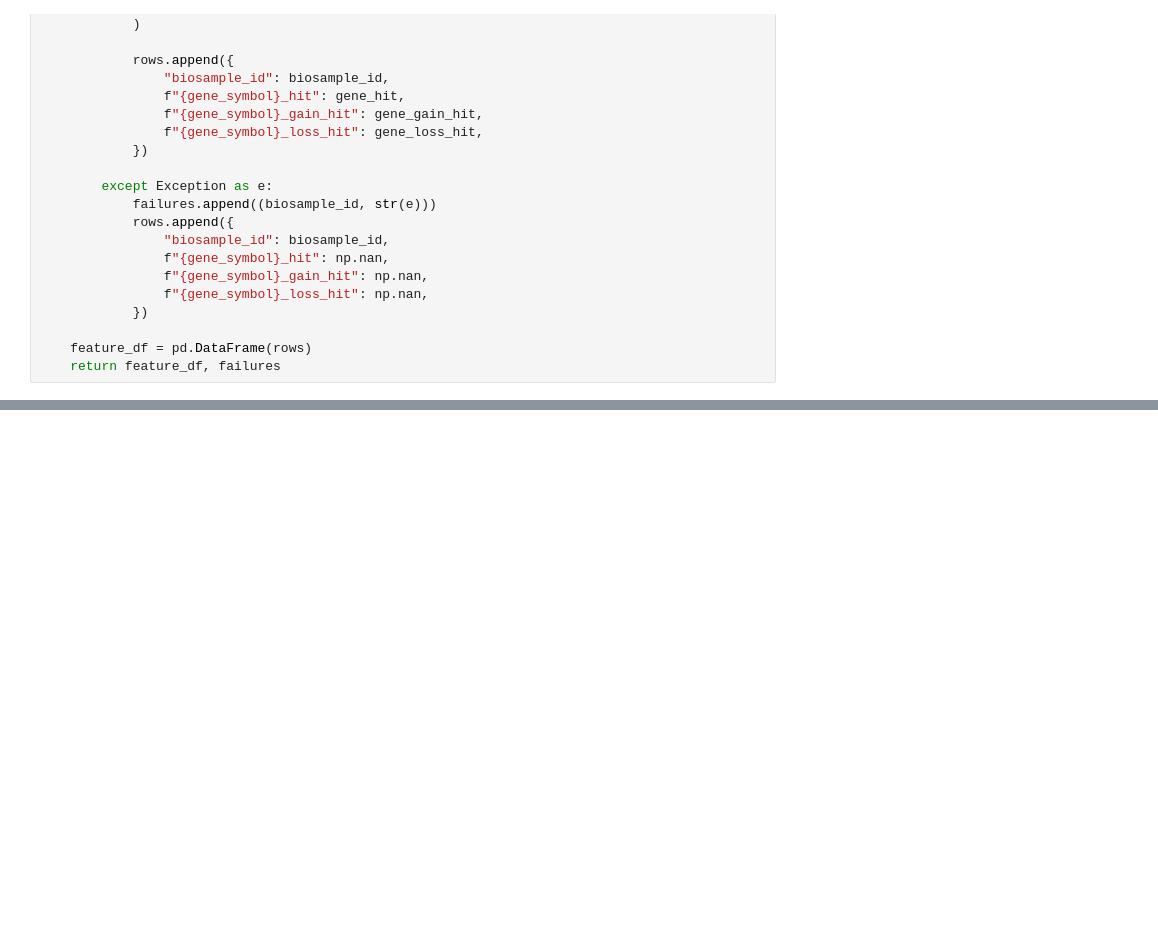
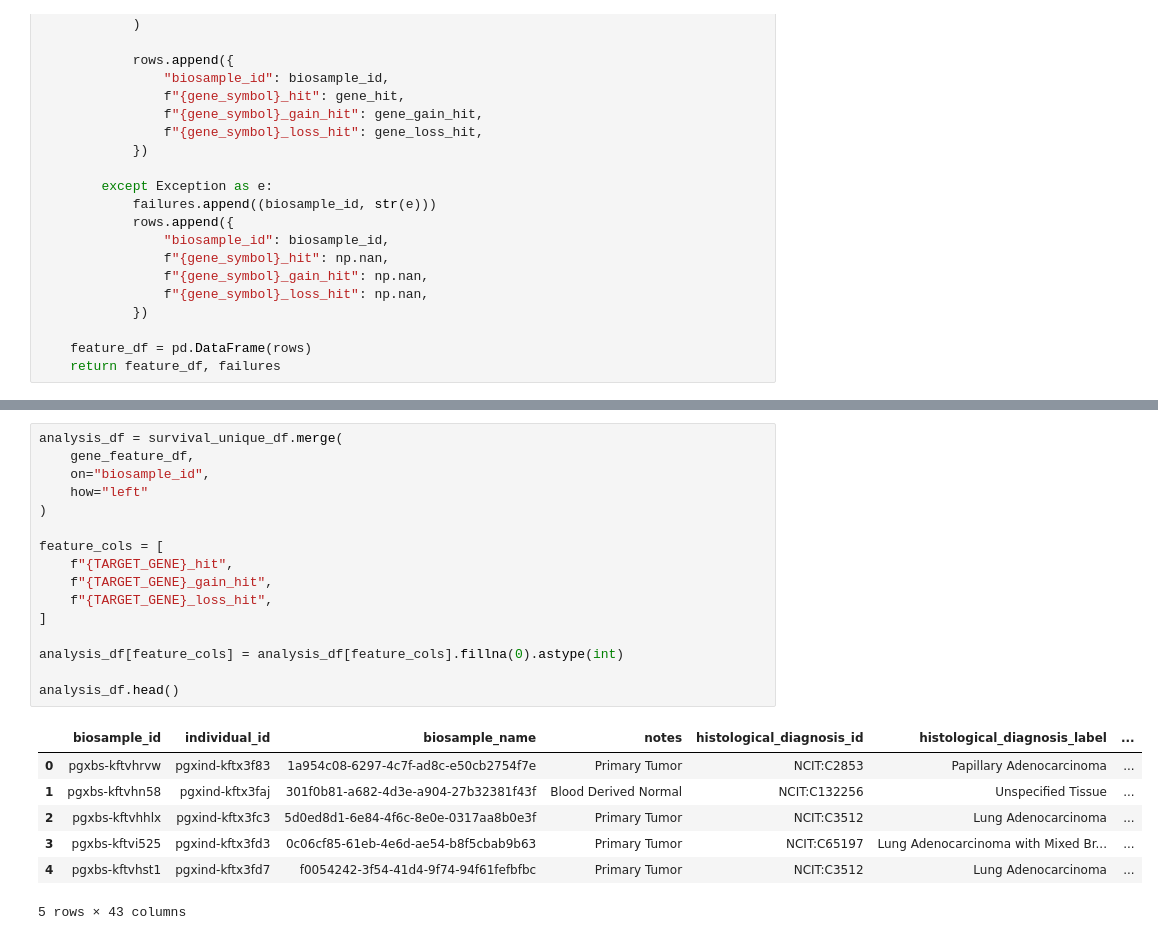
Before and after one commit to peppinalou/UZH-BIO392-FS26, a Jupyter notebook: course-material/survival_analysis_v1.ipynb, the cells around one changed output, grey strips where cells are left out. Drawn from its saved outputs; the diff is of its cells as text; blank space fills up the shorter version.

```diff
--- a/course-material/survival_analysis_v1.ipynb
+++ b/course-material/survival_analysis_v1.ipynb
@@ -568,0 +652,24 @@ gene_feature_df.head()
+# %%
+analysis_df = survival_unique_df.merge(
+    gene_feature_df,
+    on="biosample_id",
+    how="left"
+)
+
+feature_cols = [
+    f"{TARGET_GENE}_hit",
+    f"{TARGET_GENE}_gain_hit",
+    f"{TARGET_GENE}_loss_hit",
+]
+
+analysis_df[feature_cols] = analysis_df[feature_cols].fillna(0).astype(int)
+
+analysis_df.head()
+# %% [output]
+|  | biosample_id | individual_id | biosample_name | notes | histological_diagnosis_id | histological_diagnosis_label | ... |
+| 0 | pgxbs-kftvhrvw | pgxind-kftx3f83 | 1a954c08-6297-4c7f-ad8c-e50cb2754f7e | Primary Tumor | NCIT:C2853 | Papillary Adenocarcinoma | ... |
+| 1 | pgxbs-kftvhn58 | pgxind-kftx3faj | 301f0b81-a682-4d3e-a904-27b32381f43f | Blood Derived Normal | NCIT:C132256 | Unspecified Tissue | ... |
+| 2 | pgxbs-kftvhhlx | pgxind-kftx3fc3 | 5d0ed8d1-6e84-4f6c-8e0e-0317aa8b0e3f | Primary Tumor | NCIT:C3512 | Lung Adenocarcinoma | ... |
+| 3 | pgxbs-kftvi525 | pgxind-kftx3fd3 | 0c06cf85-61eb-4e6d-ae54-b8f5cbab9b63 | Primary Tumor | NCIT:C65197 | Lung Adenocarcinoma with Mixed Br... | ... |
+| 4 | pgxbs-kftvhst1 | pgxind-kftx3fd7 | f0054242-3f54-41d4-9f74-94f61fefbfbc | Primary Tumor | NCIT:C3512 | Lung Adenocarcinoma | ... |
+5 rows × 43 columns
```
Also changed, not shown: parts of 12 cells of this notebook.
